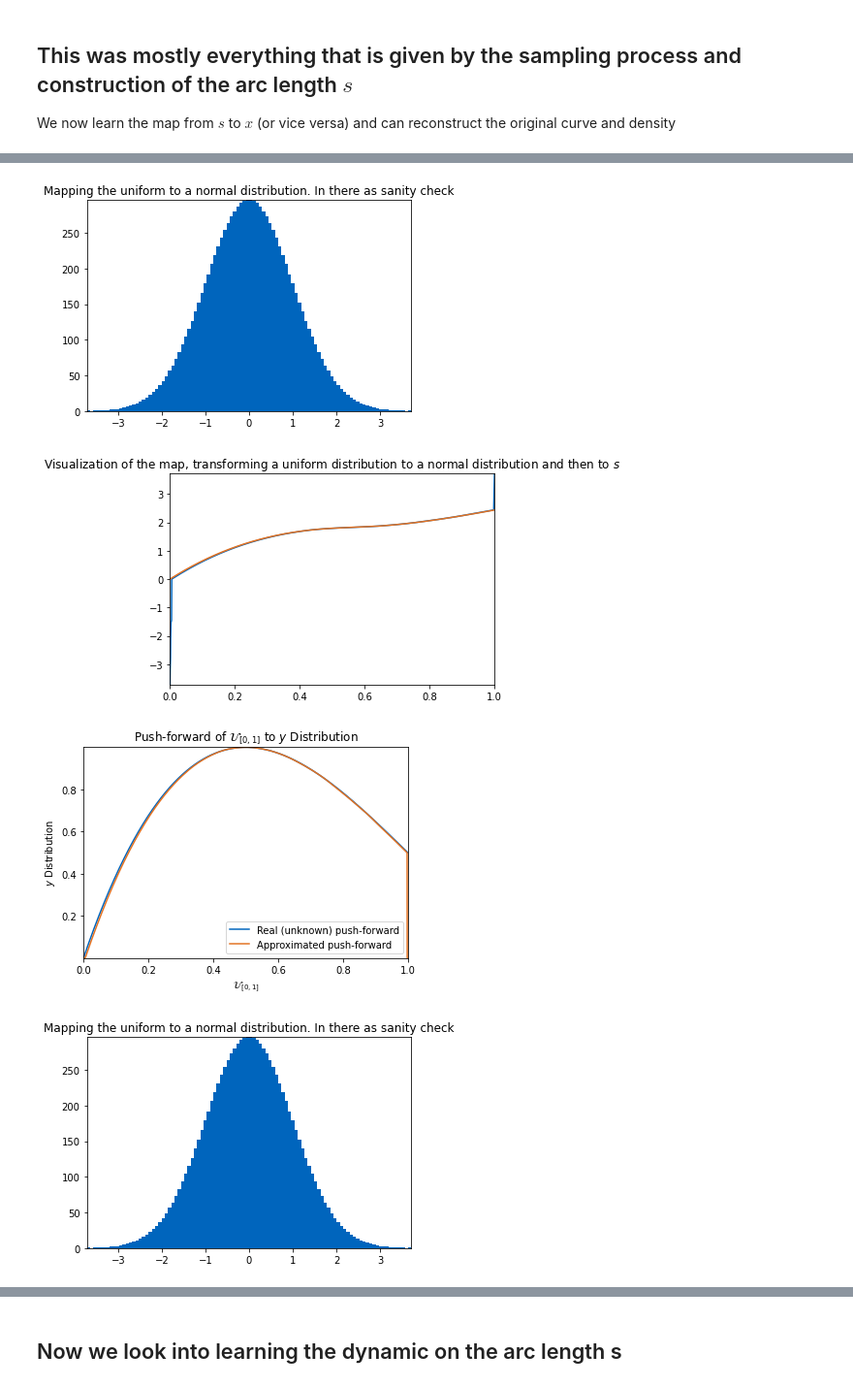
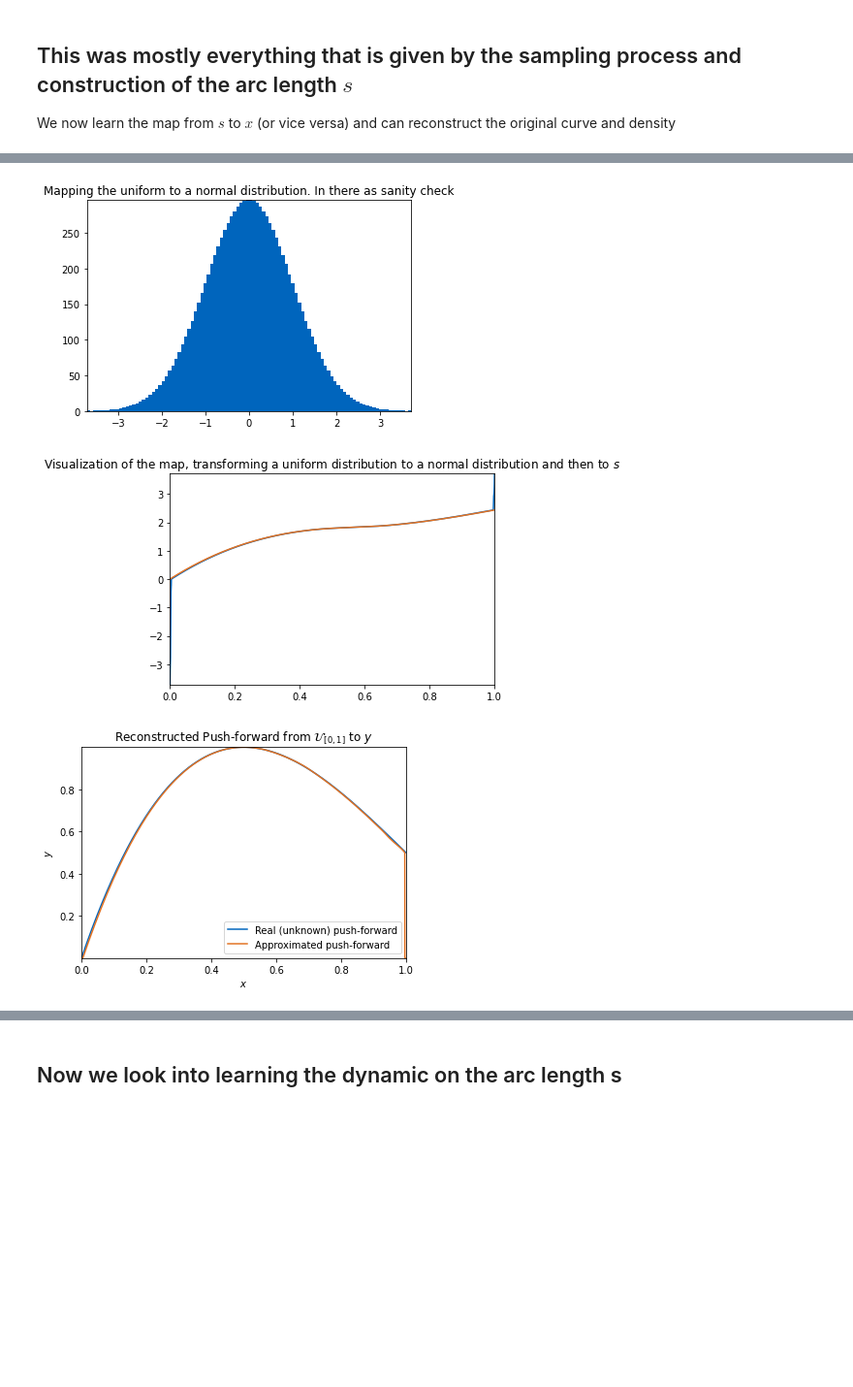
Before and after one commit to plainerman/density-transport, a Jupyter notebook: full_one_dimensional.ipynb, the cells around one changed output, grey strips where cells are left out. Shown at 97% size. Cells and saved outputs as stored; diff of their text form; code cells hidden in the pictures; blank space fills up the shorter version.

```diff
--- a/full_one_dimensional.ipynb
+++ b/full_one_dimensional.ipynb
@@ -190,33 +188,32 @@ plt.show()
 # %%
 # We now look at the unifrom transported
 
 input = numpy.linspace(0, 1, 10002)[1:-1] # the erfinv causes problems with the bounds, so we remove 0 and 1
 input_normal = standard_gauss(input)
 
 # TODO delete? It is a good sanity check
 plt.title("Mapping the uniform to a normal distribution. In there as sanity check")
 plt.hist(input_normal, bins=100, rasterized=True)
 plt.show()
 
 mapped = transform(torch.tensor([[x] for x in input_normal])).detach().numpy()
 
 plt.title("Visualization of the map, transforming a uniform distribution to a normal distribution and then to $s$")
 plt.plot(input, mapped)
 plt.plot(numpy.linspace(0, 1, len(alen)), alen)
 plt.show()
 
 uniform_real_s_y = y_by_s_vectorized(mapped)
-plt.title(r"Push-forward of $\mathcal{U}_{[0,1]}$ to $y$ Distribution")
+plt.title(r"Reconstructed Push-forward from $\mathcal{U}_{[0,1]}$ to $y$")
 plt.plot(input, [observe.T(x) for x in input], label="Real (unknown) push-forward")
 plt.plot(input, uniform_real_s_y, label="Approximated push-forward")
-plt.xlabel(r"$\mathcal{U}_{[0,1]}$")
-plt.ylabel("$y$ Distribution")
+plt.xlabel("$x$")
+plt.ylabel("$y$")
 plt.legend()
 plt.xlim(0, 1)
 plt.savefig("figures/1d/push-forward-uniform-y.pdf", dpi=dpi)
 plt.show()
 # %% [output]
 [figure]
 [figure]
-[figure, old version]
+[figure, new version]
-[figure, removed]
```
Also changed, not shown: parts of 17 cells of this notebook, 1 other file.
